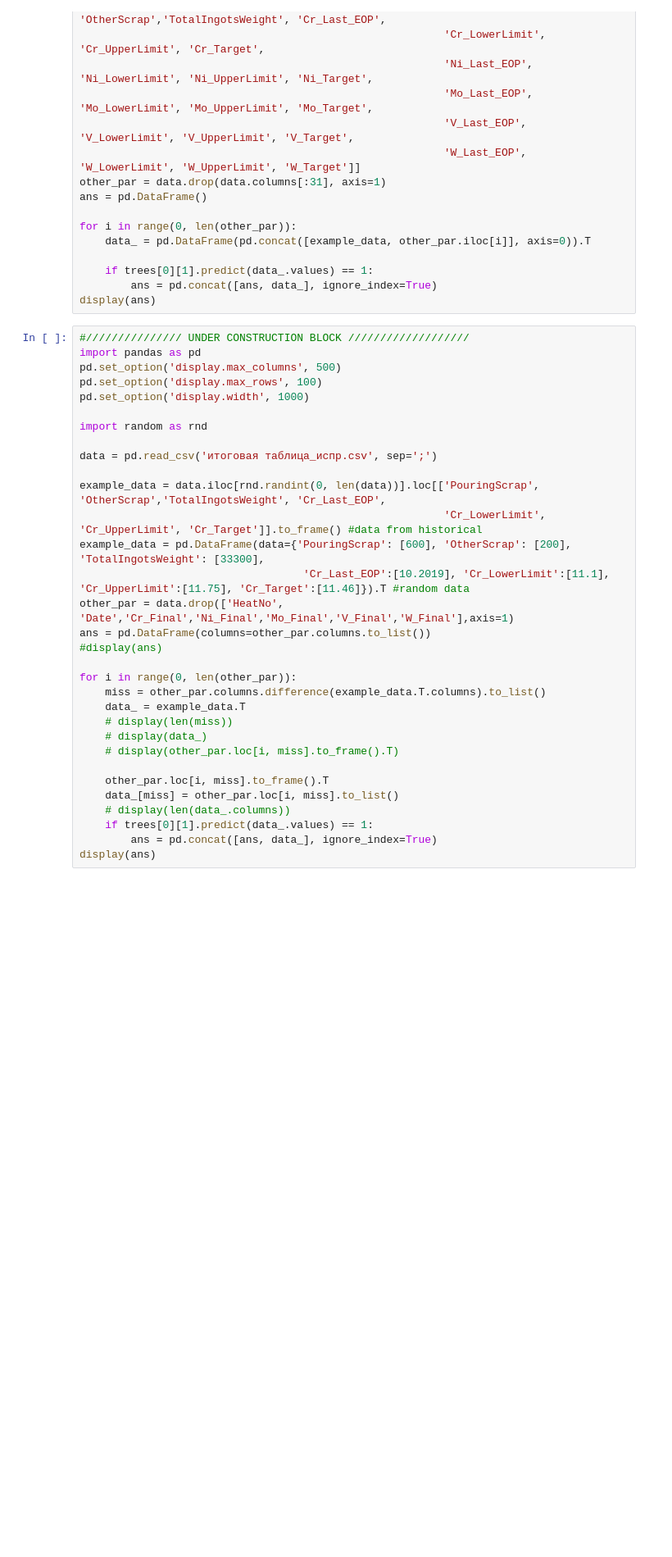
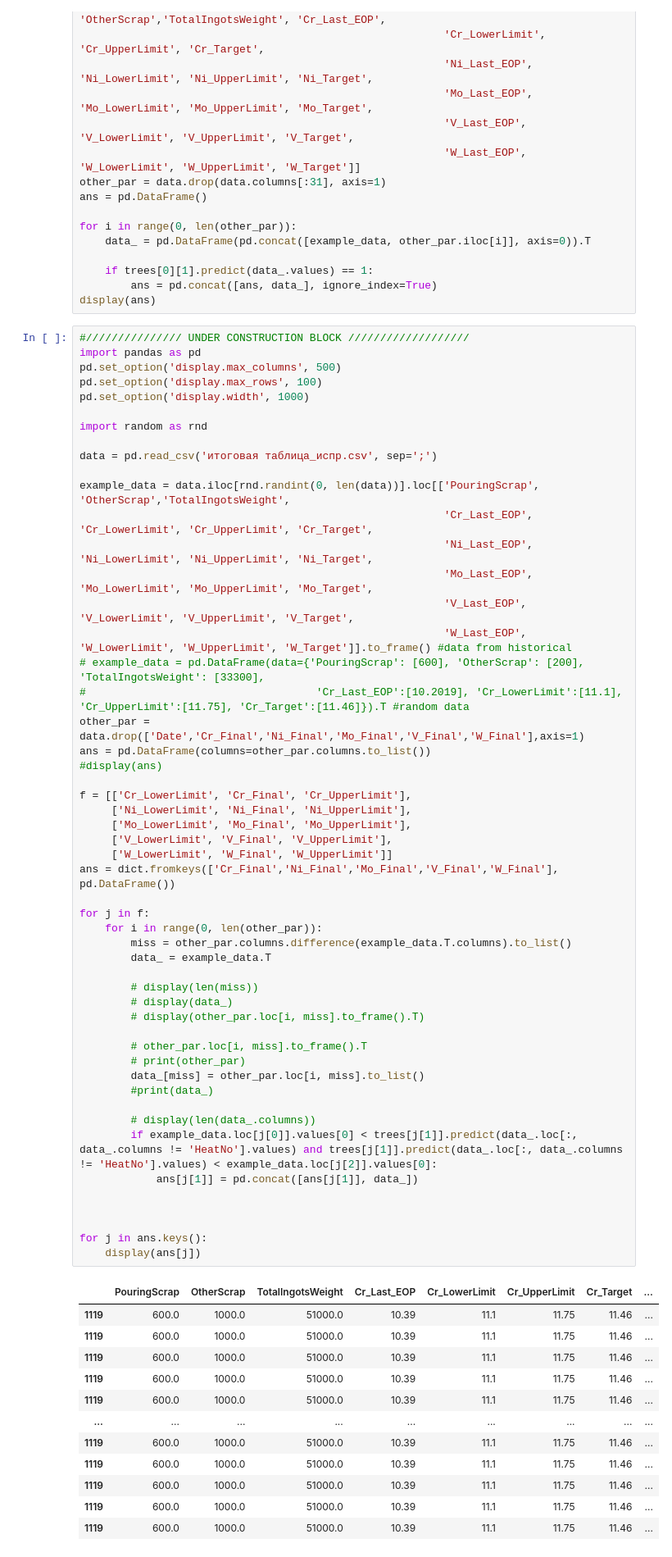
Before and after one commit to DarFusozaiVarVar/fantastic-barnacle, a Jupyter notebook: DataAnalysis/lab1/lab1.ipynb, the cells around one changed output. Shown at 82% size. Cells and saved outputs as stored; diff of their text form; blank space fills up the shorter version.

```diff
--- a/DataAnalysis/lab1/lab1.ipynb
+++ b/DataAnalysis/lab1/lab1.ipynb
@@ -354,32 +375,65 @@ display(ans)
 # %%
 #/////////////// UNDER CONSTRUCTION BLOCK ///////////////////
 import pandas as pd
 pd.set_option('display.max_columns', 500)
 pd.set_option('display.max_rows', 100)
 pd.set_option('display.width', 1000)
 
 import random as rnd
 
 data = pd.read_csv('итоговая таблица_испр.csv', sep=';')
 
-example_data = data.iloc[rnd.randint(0, len(data))].loc[['PouringScrap', 'OtherScrap','TotalIngotsWeight', 'Cr_Last_EOP',
-                                                         'Cr_LowerLimit', 'Cr_UpperLimit', 'Cr_Target']].to_frame() #data from historical
-example_data = pd.DataFrame(data={'PouringScrap': [600], 'OtherScrap': [200], 'TotalIngotsWeight': [33300],
-                                   'Cr_Last_EOP':[10.2019], 'Cr_LowerLimit':[11.1], 'Cr_UpperLimit':[11.75], 'Cr_Target':[11.46]}).T #random data
-other_par = data.drop(['HeatNo', 'Date','Cr_Final','Ni_Final','Mo_Final','V_Final','W_Final'],axis=1)
+example_data = data.iloc[rnd.randint(0, len(data))].loc[['PouringScrap', 'OtherScrap','TotalIngotsWeight',
+                                                         'Cr_Last_EOP', 'Cr_LowerLimit', 'Cr_UpperLimit', 'Cr_Target',
+                                                         'Ni_Last_EOP', 'Ni_LowerLimit', 'Ni_UpperLimit', 'Ni_Target',
+                                                         'Mo_Last_EOP', 'Mo_LowerLimit', 'Mo_UpperLimit', 'Mo_Target',
+                                                         'V_Last_EOP', 'V_LowerLimit', 'V_UpperLimit', 'V_Target',
+                                                         'W_Last_EOP', 'W_LowerLimit', 'W_UpperLimit', 'W_Target']].to_frame() #data from historical
+# example_data = pd.DataFrame(data={'PouringScrap': [600], 'OtherScrap': [200], 'TotalIngotsWeight': [33300],
+#                                    'Cr_Last_EOP':[10.2019], 'Cr_LowerLimit':[11.1], 'Cr_UpperLimit':[11.75], 'Cr_Target':[11.46]}).T #random data
+other_par = data.drop(['Date','Cr_Final','Ni_Final','Mo_Final','V_Final','W_Final'],axis=1)
 ans = pd.DataFrame(columns=other_par.columns.to_list())
 #display(ans)
 
-for i in range(0, len(other_par)):
-    miss = other_par.columns.difference(example_data.T.columns).to_list()
-    data_ = example_data.T
-    # display(len(miss))
-    # display(data_)
-    # display(other_par.loc[i, miss].to_frame().T)
+f = [['Cr_LowerLimit', 'Cr_Final', 'Cr_UpperLimit'],
+     ['Ni_LowerLimit', 'Ni_Final', 'Ni_UpperLimit'],
+     ['Mo_LowerLimit', 'Mo_Final', 'Mo_UpperLimit'],
+     ['V_LowerLimit', 'V_Final', 'V_UpperLimit'],
+     ['W_LowerLimit', 'W_Final', 'W_UpperLimit']]
+ans = dict.fromkeys(['Cr_Final','Ni_Final','Mo_Final','V_Final','W_Final'], pd.DataFrame())
 
-    other_par.loc[i, miss].to_frame().T
-    data_[miss] = other_par.loc[i, miss].to_list()
-    # display(len(data_.columns))
-    if trees[0][1].predict(data_.values) == 1:
-        ans = pd.concat([ans, data_], ignore_index=True)
-display(ans)
+for j in f:
+    for i in range(0, len(other_par)):
+        miss = other_par.columns.difference(example_data.T.columns).to_list()
+        data_ = example_data.T
+
+        # display(len(miss))
+        # display(data_)
+        # display(other_par.loc[i, miss].to_frame().T)
+
+        # other_par.loc[i, miss].to_frame().T
+        # print(other_par)
+        data_[miss] = other_par.loc[i, miss].to_list()
+        #print(data_)
+
+        # display(len(data_.columns))
+        if example_data.loc[j[0]].values[0] < trees[j[1]].predict(data_.loc[:, data_.columns != 'HeatNo'].values) and trees[j[1]].predict(data_.loc[:, data_.columns != 'HeatNo'].values) < example_data.loc[j[2]].values[0]:
+            ans[j[1]] = pd.concat([ans[j[1]], data_])
+
+
+
+for j in ans.keys():
+    display(ans[j])
+# %% [output]
+|  | PouringScrap | OtherScrap | TotalIngotsWeight | Cr_Last_EOP | Cr_LowerLimit | Cr_UpperLimit | Cr_Target | ... |
+| 1119 | 600.0 | 1000.0 | 51000.0 | 10.39 | 11.1 | 11.75 | 11.46 | ... |
+| 1119 | 600.0 | 1000.0 | 51000.0 | 10.39 | 11.1 | 11.75 | 11.46 | ... |
+| 1119 | 600.0 | 1000.0 | 51000.0 | 10.39 | 11.1 | 11.75 | 11.46 | ... |
+| 1119 | 600.0 | 1000.0 | 51000.0 | 10.39 | 11.1 | 11.75 | 11.46 | ... |
+| 1119 | 600.0 | 1000.0 | 51000.0 | 10.39 | 11.1 | 11.75 | 11.46 | ... |
+| ... | ... | ... | ... | ... | ... | ... | ... | ... |
+| 1119 | 600.0 | 1000.0 | 51000.0 | 10.39 | 11.1 | 11.75 | 11.46 | ... |
+| 1119 | 600.0 | 1000.0 | 51000.0 | 10.39 | 11.1 | 11.75 | 11.46 | ... |
+| 1119 | 600.0 | 1000.0 | 51000.0 | 10.39 | 11.1 | 11.75 | 11.46 | ... |
+| 1119 | 600.0 | 1000.0 | 51000.0 | 10.39 | 11.1 | 11.75 | 11.46 | ... |
+| 1119 | 600.0 | 1000.0 | 51000.0 | 10.39 | 11.1 | 11.75 | 11.46 | ... |
```
Also changed, not shown: parts of 5 cells of this notebook.
